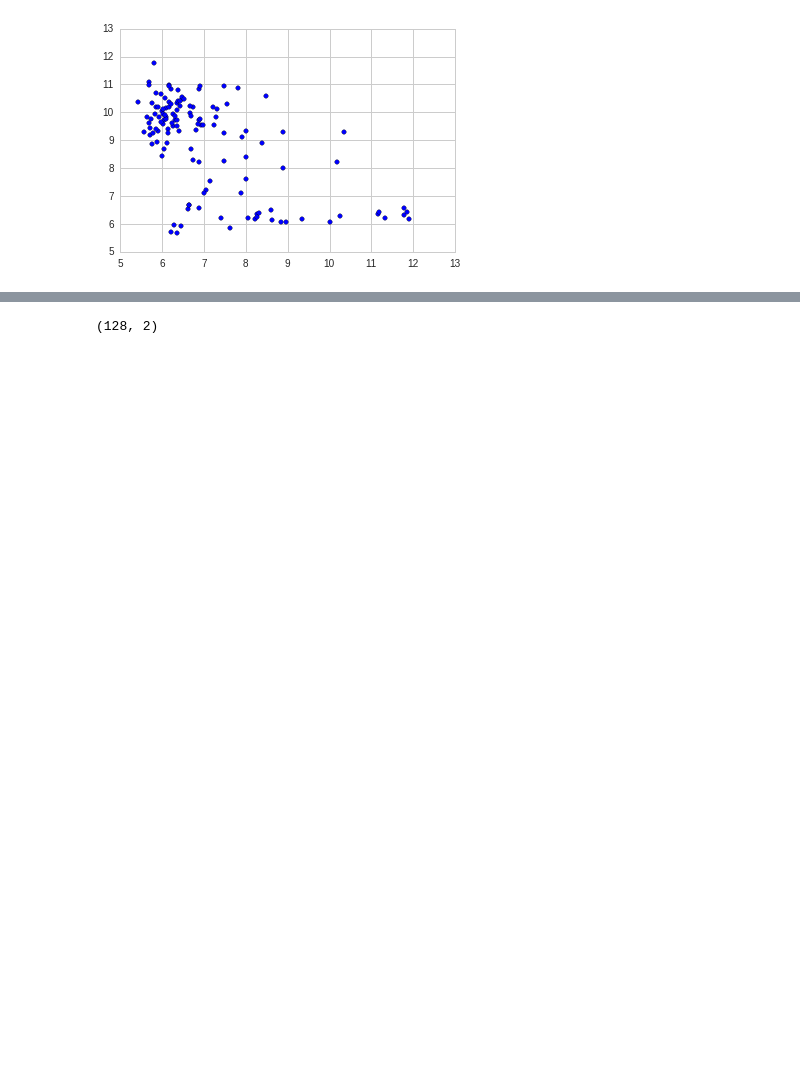
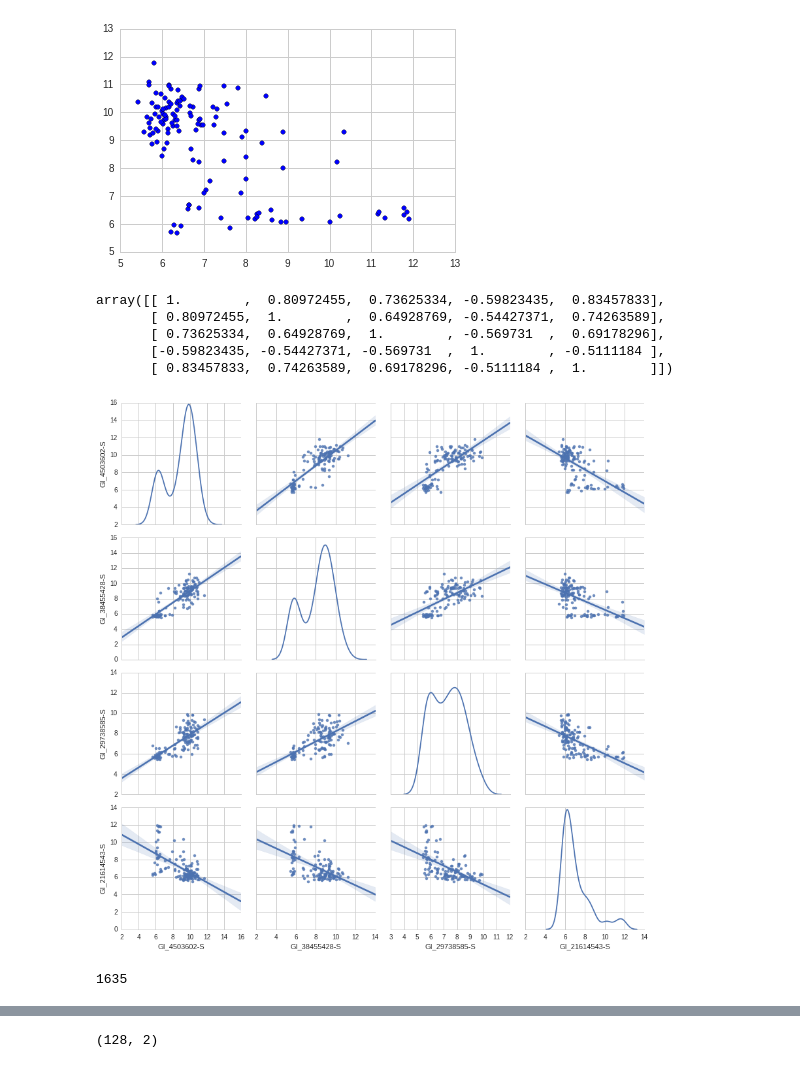
Before and after one commit to jcapitz/LinearRegression, a Jupyter notebook: STAT510/FINAL/STAT510FINAL.ipynb, the cells around one changed output, grey strips where cells are left out. Saved outputs shown, nothing was run; the diff lists cells and outputs as text; code cells hidden in the pictures; blank space fills up the shorter version.

```diff
--- a/STAT510/FINAL/STAT510FINAL.ipynb
+++ b/STAT510/FINAL/STAT510FINAL.ipynb
@@ -219,6 +250,24 @@ plt.scatter(GI_21614543_S,GI_4503602_S)
 plt.show()
 # %% [output]
 [figure]
+# %%
+#correlation
+submat = X[['GI_4503602-S','GI_38455428-S','GI_29738585-S','GI_21614543-S','GI_9951924-S']].T
+
+np.corrcoef(submat)
+# %% [output]
+array([[ 1.        ,  0.80972455,  0.73625334, -0.59823435,  0.83457833],
+       [ 0.80972455,  1.        ,  0.64928769, -0.54427371,  0.74263589],
+       [ 0.73625334,  0.64928769,  1.        , -0.569731  ,  0.69178296],
+       [-0.59823435, -0.54427371, -0.569731  ,  1.        , -0.5111184 ],
+       [ 0.83457833,  0.74263589,  0.69178296, -0.5111184 ,  1.        ]])
+# %%
+submat = X[['GI_4503602-S','GI_38455428-S','GI_29738585-S','GI_21614543-S']]
+
+sns_plot = sns.pairplot(submat,kind='reg',diag_kind='kde')
+sns_plot.savefig("snscorr.png")
+# %% [output]
+[figure, added]
 # %%
 # this gives the indices of selected genes according to some threshold. can use the importance score
 # or the number of times selected.
@@ -232 +281,5 @@ result = DataFrame([geneNames[selected_genes_index], gene_select_summary[selecte
+# %%
+print len(selected_genes_index)
+# %% [output]
+1635
 # %%
```
Also changed, not shown: parts of 35 cells of this notebook, 40 other files.
